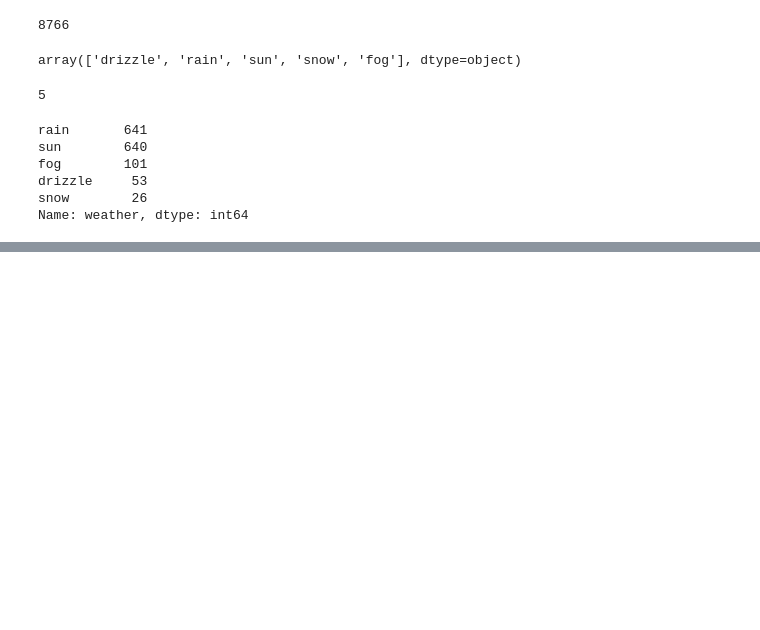
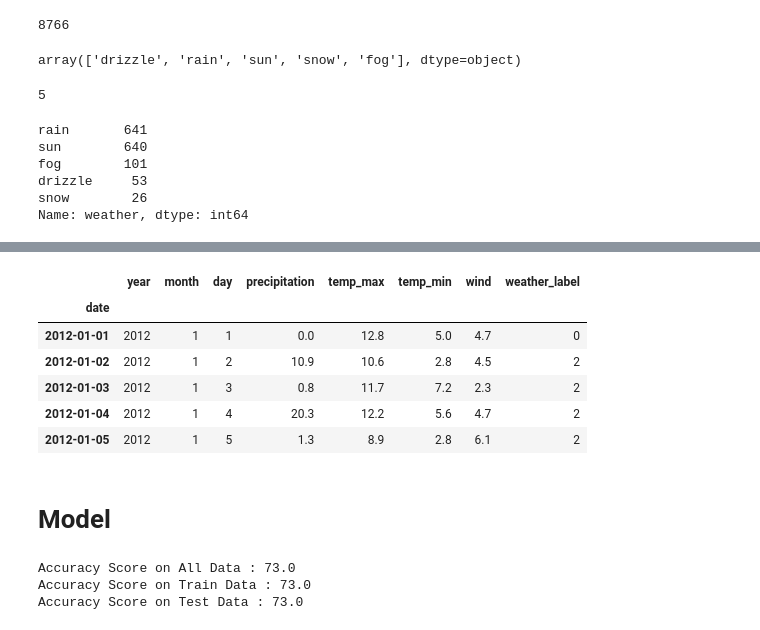
Before and after one commit to rupeshghimire7/Machine-Learning-Practice, a Jupyter notebook: Weather MultiClass/Seattle_Weather_Multiclass_Classification_NaiveBayes.ipynb, the cells around one changed output, grey strips where cells are left out. Cells and saved outputs as stored; diff of their text form; code cells hidden in the pictures; blank space fills up the shorter version.

```diff
--- a/Weather MultiClass/Seattle_Weather_Multiclass_Classification_NaiveBayes.ipynb
+++ b/Weather MultiClass/Seattle_Weather_Multiclass_Classification_NaiveBayes.ipynb
@@ -136,0 +198,16 @@ plt.boxplot?
+# %%
+# Rearranging columns of dataset
+cols = list(weather_final.columns)
+cols = cols[-3:]+cols[:-3]
+weather_final = weather_final[cols]
+weather_final.head()
+# %% [output]
+|  | year | month | day | precipitation | temp_max | temp_min | wind | weather_label |
+| date |  |  |  |  |  |  |  |  |
+| 2012-01-01 | 2012 | 1 | 1 | 0.0 | 12.8 | 5.0 | 4.7 | 0 |
+| 2012-01-02 | 2012 | 1 | 2 | 10.9 | 10.6 | 2.8 | 4.5 | 2 |
+| 2012-01-03 | 2012 | 1 | 3 | 0.8 | 11.7 | 7.2 | 2.3 | 2 |
+| 2012-01-04 | 2012 | 1 | 4 | 20.3 | 12.2 | 5.6 | 4.7 | 2 |
+| 2012-01-05 | 2012 | 1 | 5 | 1.3 | 8.9 | 2.8 | 6.1 | 2 |
+# %% [markdown]
+# Model
@@ -136,0 +257,19 @@ plt.boxplot?
+# %%
+# Gaussian Naive-Bayes
+model = GaussianNB()
+
+np.random.seed(10)
+model.fit(X_train,y_train)
+
+pred_all = model.predict(X_final)
+pred_train = model.predict(X_train)
+pred_test = model.predict(X_test)
+
+
+print(f'Accuracy Score on All Data : {round(accuracy_score(y, pred_all),2)*100}')
+print(f'Accuracy Score on Train Data : {round(accuracy_score(y_train, pred_train),2)*100}')
+print(f'Accuracy Score on Test Data : {round(accuracy_score(y_test, pred_test),2)*100}')
+# %% [output]
+Accuracy Score on All Data : 73.0
+Accuracy Score on Train Data : 73.0
+Accuracy Score on Test Data : 73.0
```
Also changed, not shown: parts of 12 cells of this notebook.
